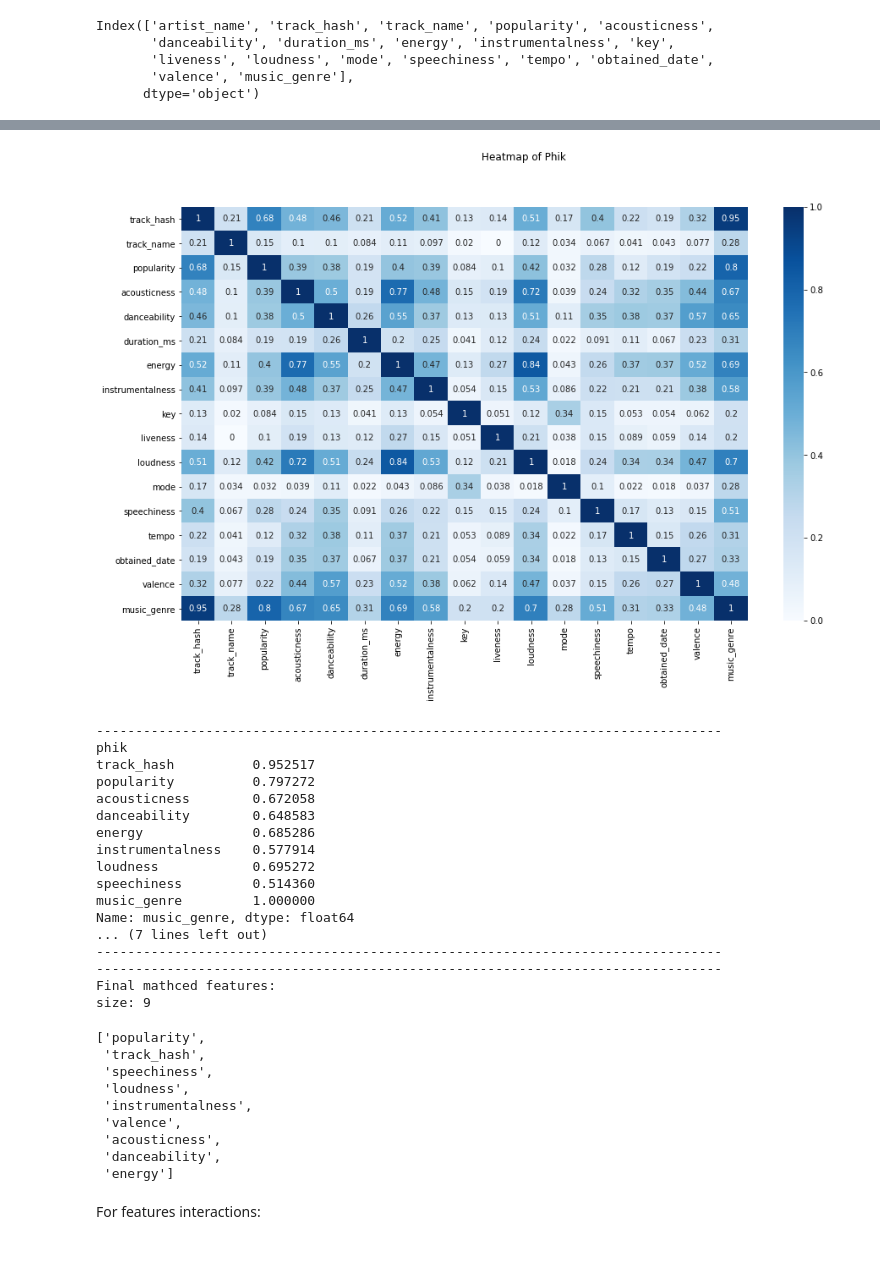
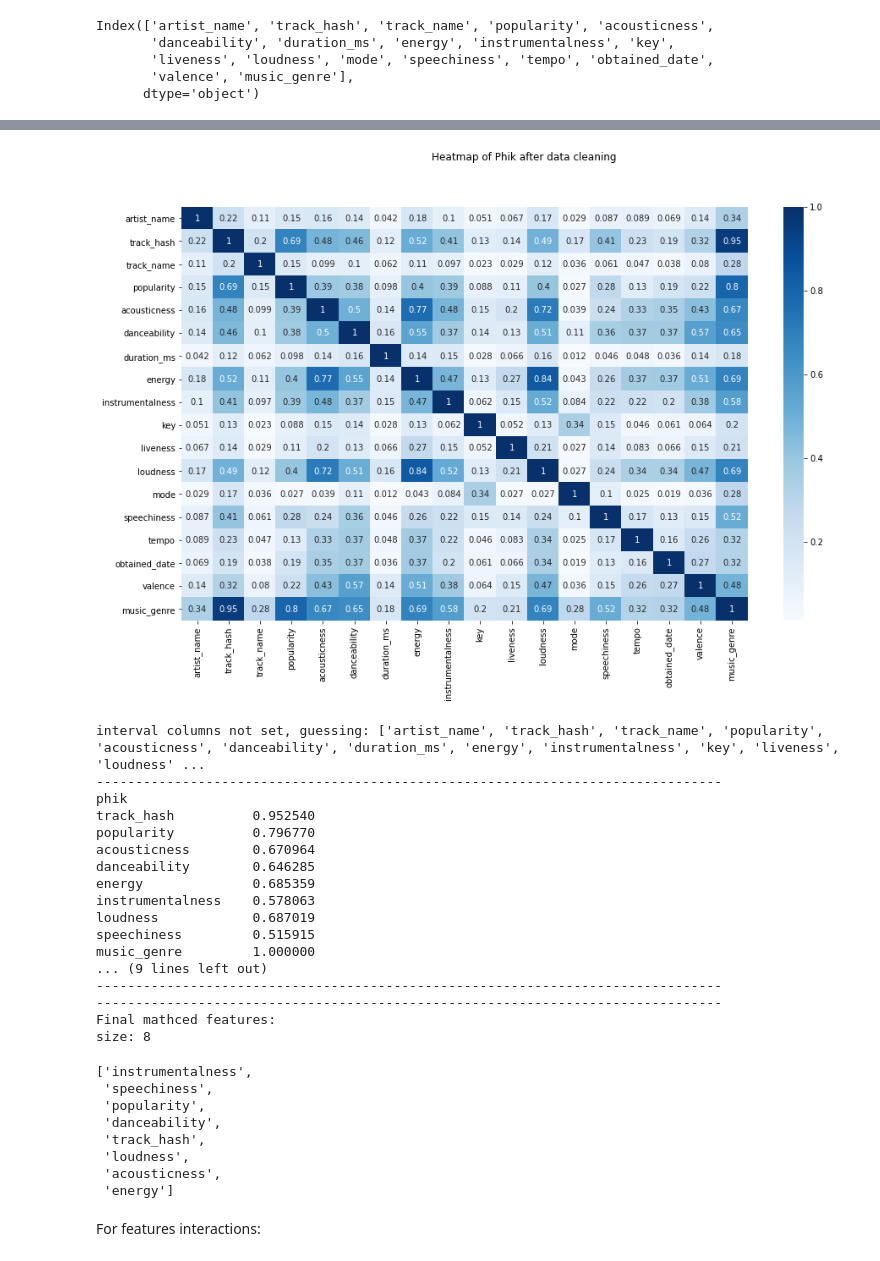
Before and after one commit to Yun-K/comp309_a3, a Jupyter notebook: a3.ipynb, the cells around one changed output, grey strips where cells are left out. Cells and saved outputs as stored; diff of their text form; code cells hidden in the pictures.

```diff
--- a/a3.ipynb
+++ b/a3.ipynb
@@ -486,0 +542,9 @@ interval columns not set, guessing: ['track_hash', 'track_name', 'popularity', '
+# %%
+
+# the heatmap of Pearson's r
+
+pearson = whole_encode_all.corr()
+phik = whole_encode_all.phik_matrix()
+
+
+myutil.plot_heatmap(pearson, "Pearson's r after data cleaning")
@@ -487,16 +554,22 @@ interval columns not set, guessing: ['track_hash', 'track_name', 'popularity', '
 # %%
-myutil.plot_heatmap(phik, "Phik")
+myutil.plot_heatmap(phik, "Phik after data cleaning")
 # plot_heatmap(phik, "Phik")
 # %% [output]
-[figure, old version]
+[figure, new version]
 # %%
 # sns.boxplot(x='Ladder Score', y='Regional indicator',data=whole_encode_all).set_title('2017 Regional vs happiness score')
 # %%
-def find_feature_name(cor, method_name, corr_val=0.45, class_label='music_genre'):
+def find_feature_name(cor, method_name, dataset=whole_encode_all, corr_val=0.5, class_label='music_genre'):
     """
     find matched feature name with class_label where the the corr() should be bigger than corr_val
     return a list of column strings, does not count music_genre itself
+
+    cor: the dataframe contains only corr values. such as :
+            pearson = dataset.corr()
+            phik = dataset.phik_matrix()
     """
+    phik_matrix = dataset.phik_matrix()
+
     print('-'*80)
     print(method_name)
     cor_target = cor[class_label]
@@ -504,42 +577,43 @@ def find_feature_name(cor, method_name, corr_val=0.45, class_label='music_genre'
     print(relevant_features)
     print('-'*80)
     features_list = []
-    for col in train_df.columns:
+    for col in dataset.columns:
         if col == class_label:
             continue
         c1 = -999
         if method_name == 'pearson':
-            c1, _ = pearsonr(train_df[class_label], train_df[col])
+            c1, _ = pearsonr(dataset[class_label], dataset[col])
         else:
-            c1 = phik[class_label][col]
+            c1 = phik_matrix[class_label][col]
         if(c1 >= corr_val):
             features_list.append(col)
     return features_list
 
 
-def find_feature_name_between_2_vars(cor_method_name, var1,  corr_val=0.5):
+def find_feature_name_between_2_vars(cor_method_name, var1, dataset=whole_encode_all, corr_val=0.5):
     """
     For feature interaction purpose(Core Q1). Find matched features between var1O(i.e. feature) and all other features
 
     return a list of column strings, does not count var1 itself
     """
+    phik_matrix = dataset.phik_matrix()
     features_list = []
-    for col in train_df.columns:
+    for col in dataset.columns:
         if col == var1:  # do not count itself, since it is always 1
             continue
         c1 = -999
         if cor_method_name == 'pearson':
-            c1, _ = pearsonr(train_df[var1], train_df[col])
-        else:
-            c1 = phik[var1][col]
+            c1, _ = pearsonr(dataset[var1], dataset[col])
+        else:  # phik
+            c1 = phik_matrix[var1][col]
         if(c1 >= corr_val):
             features_list.append(col)
 
     return features_list
 
 
-phik_feature_list = find_feature_name(phik, 'phik')
-pearson_feature_list = find_feature_name(pearson, 'pearson')
+phik_feature_list = find_feature_name(cor=phik, method_name='phik')
+pearson_feature_list = find_feature_name(cor=pearson, method_name='pearson')
 # print(phik_feature_list)
 # print(pearson_feature_list)
 
@@ -548,31 +622,30 @@ matched_features = list(set(phik_feature_list+pearson_feature_list))
 print('-'*80 + '\nFinal mathced features:'+'\nsize:', len(matched_features))
 matched_features
 # %% [output]
+interval columns not set, guessing: ['artist_name', 'track_hash', 'track_name', 'popularity', 'acousticness', 'danceability', 'duration_ms', 'energy', 'instrumentalness', 'key', 'liveness', 'loudness' ...
 --------------------------------------------------------------------------------
 phik
-track_hash          0.952517
-popularity          0.797272
-acousticness        0.672058
-danceability        0.648583
-energy              0.685286
-instrumentalness    0.577914
-loudness            0.695272
-speechiness         0.514360
+track_hash          0.952540
+popularity          0.796770
+acousticness        0.670964
+danceability        0.646285
+energy              0.685359
+instrumentalness    0.578063
+loudness            0.687019
+speechiness         0.515915
 music_genre         1.000000
-Name: music_genre, dtype: float64
-... (7 lines left out)
+... (9 lines left out)
 --------------------------------------------------------------------------------
 --------------------------------------------------------------------------------
 Final mathced features:
-size: 9
+size: 8
-['popularity',
+['instrumentalness',
+ 'speechiness',
+ 'popularity',
+ 'danceability',
  'track_hash',
- 'speechiness',
  'loudness',
- 'instrumentalness',
- 'valence',
  'acousticness',
- 'danceability',
  'energy']
 # %% [markdown]
 For features interactions:
```
Also changed, not shown: parts of 18 cells of this notebook, 10 other files.
